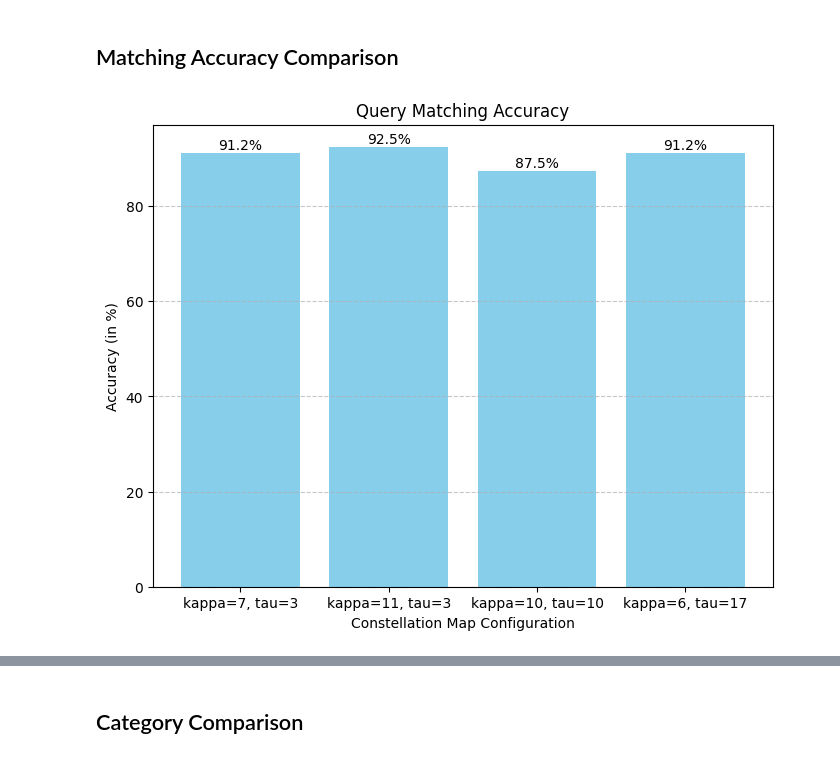
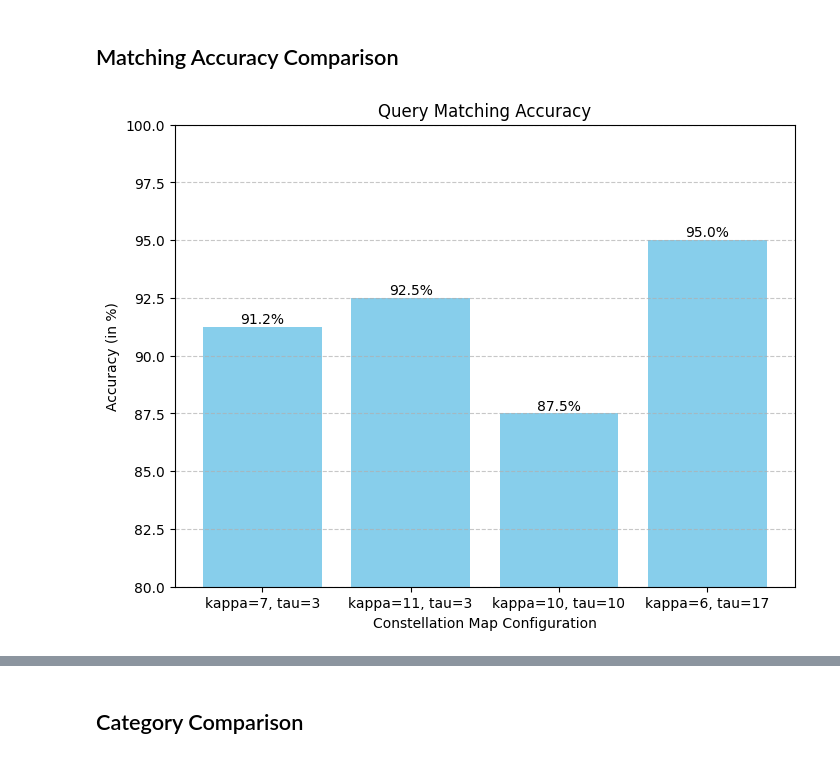
Before and after one commit to Konstiu/Music-Information-Retrieval, a Jupyter notebook: MS2.1.ipynb, the cells around one changed output, grey strips where cells are left out. Drawn from its saved outputs; the diff is of its cells as text; code cells hidden in the pictures.

```diff
--- a/MS2.1.ipynb
+++ b/MS2.1.ipynb
@@ -215,11 +251,9 @@ In this section we prepare the database. We first create an array holding inform
 # %%
-# each configuration is represented by a dictionary defining the configuration, storing the computed constellation maps, and the matches
-
 configs = [
     {"kappa": 7, "tau": 3, "tol_freq": 0, "tol_time": 0, "cmaps_D": None, "cmaps_Q": None, "matches": {}, "hits": {"total": 0, "original": 0, "noise": 0, "coding": 0, "mobile": 0}},
     {"kappa": 11, "tau": 3, "tol_freq": 0, "tol_time": 0, "cmaps_D": None, "cmaps_Q": None, "matches": {}, "hits": {"total": 0, "original": 0, "noise": 0, "coding": 0, "mobile": 0}},
     {"kappa": 10, "tau": 10, "tol_freq": 0, "tol_time": 0, "cmaps_D": None, "cmaps_Q": None, "matches": {}, "hits": {"total": 0, "original": 0, "noise": 0, "coding": 0, "mobile": 0}},
-    {"kappa": 6, "tau": 17, "tol_freq": 0, "tol_time": 0, "cmaps_D": None, "cmaps_Q": None, "matches": {}, "hits": {"total": 0, "original": 0, "noise": 0, "coding": 0, "mobile": 0}}
+    {"kappa": 6, "tau": 17, "tol_freq": 1, "tol_time": 2, "cmaps_D": None, "cmaps_Q": None, "matches": {}, "hits": {"total": 0, "original": 0, "noise": 0, "coding": 0, "mobile": 0}}
 ]
 # %% [markdown]
 Now we load all tracks we want to have in our database into memory and compute the constellation maps for each of the 4 specified configurations.
@@ -481,29 +512,29 @@ plt.show()
 # %%
 import matplotlib.pyplot as plt
 
 
 # Values to plot
 labels = [f"kappa={config['kappa']}, tau={config['tau']}" for config in configs]
 values = [config["hits"]["total"]/len(queries)*100 for config in configs]
 
 
 # Creating the bar plot
 plt.figure(figsize=(8, 6))
 bars = plt.bar(labels, values, color='skyblue')
 
 # Adding percentages above the bars
 for bar, value in zip(bars, values):
     plt.text(bar.get_x() + bar.get_width() / 2, bar.get_height() + 0.02,
              f'{value:.1f}%', ha='center', va='bottom', fontsize=10)
 
 # Adding title and labels
 plt.title('Query Matching Accuracy')
 plt.xlabel('Constellation Map Configuration')
 plt.ylabel('Accuracy (in %)')
-#plt.ylim(80, 100)  # Leave some space above the bars for annotations
+plt.ylim(80, 100)  # Leave some space above the bars for annotations
 plt.grid(axis='y', linestyle='--', alpha=0.7)
 
 # Display the plot
 plt.show()
 # %% [output]
-[figure, old version]
+[figure, new version]
```
Also changed, not shown: parts of 26 cells of this notebook.
